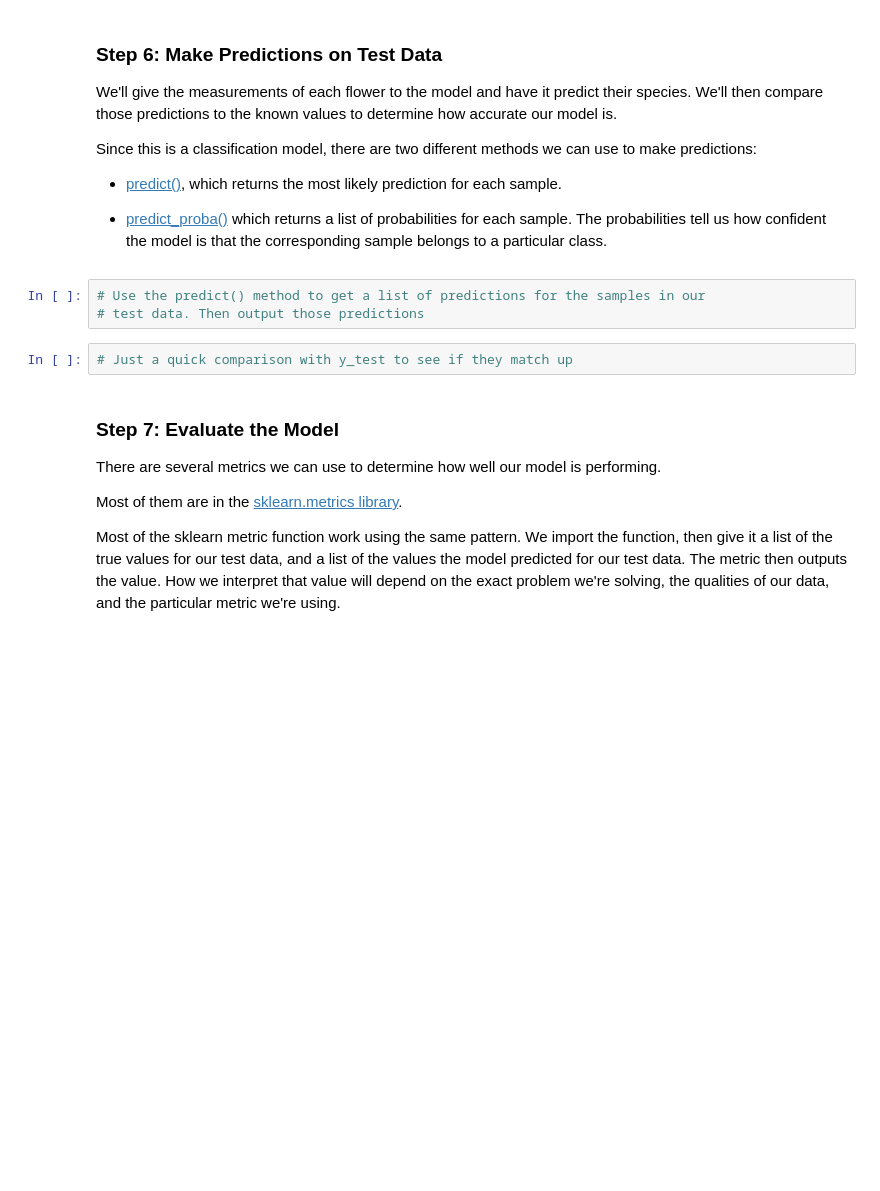
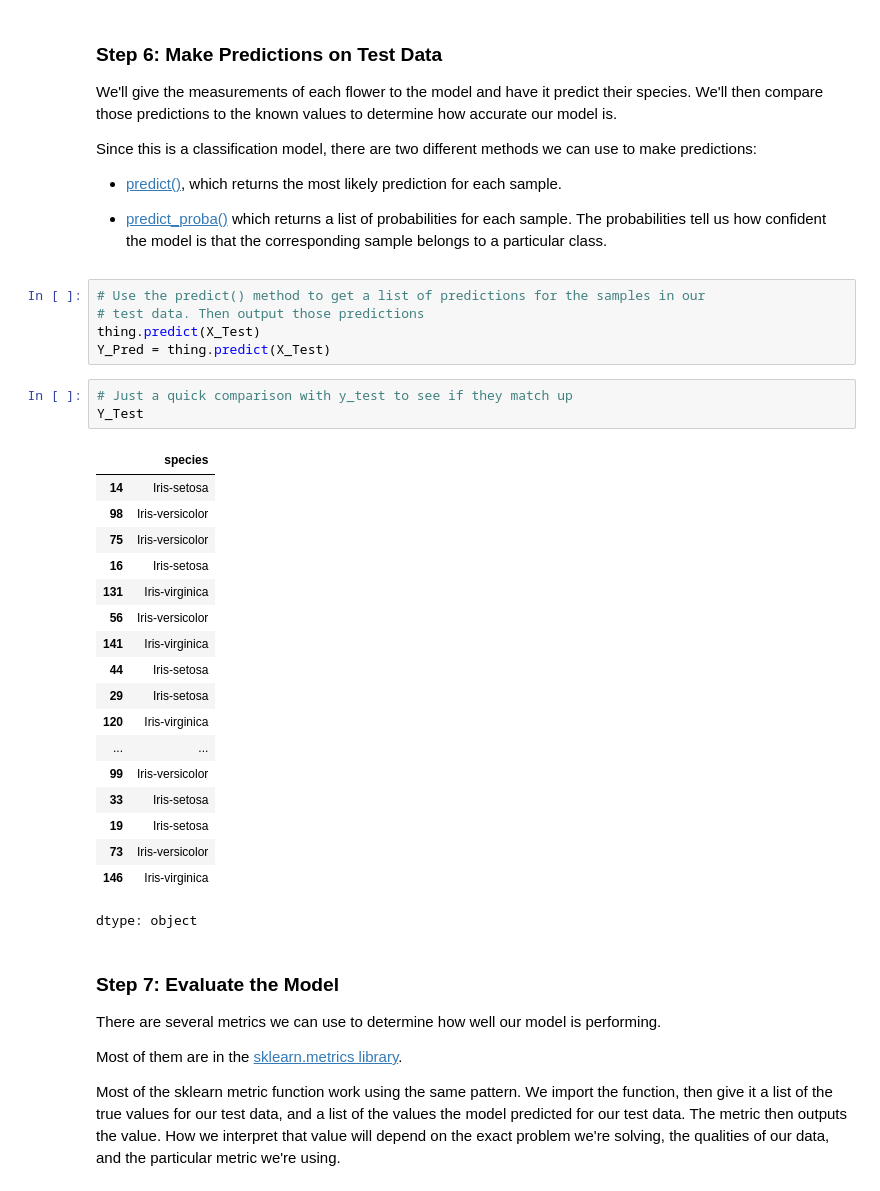
Before and after one commit to abitsma/machinelearningclass, a Jupyter notebook: notebooks/Exploration_04.ipynb, the cells around one changed output. Saved outputs shown, nothing was run; the diff lists cells and outputs as text; blank space fills up the shorter version.

```diff
--- a/notebooks/Exploration_04.ipynb
+++ b/notebooks/Exploration_04.ipynb
@@ -190,8 +248,30 @@ Since this is a classification model, there are two different methods we can use
 # %%
 # Use the predict() method to get a list of predictions for the samples in our
 # test data. Then output those predictions
+thing.predict(X_Test)
+Y_Pred = thing.predict(X_Test)
 # %%
 # Just a quick comparison with y_test to see if they match up
+Y_Test
+# %% [output]
+|  | species |
+| 14 | Iris-setosa |
+| 98 | Iris-versicolor |
+| 75 | Iris-versicolor |
+| 16 | Iris-setosa |
+| 131 | Iris-virginica |
+| 56 | Iris-versicolor |
+| 141 | Iris-virginica |
+| 44 | Iris-setosa |
+| 29 | Iris-setosa |
+| 120 | Iris-virginica |
+| ... | ... |
+| 99 | Iris-versicolor |
+| 33 | Iris-setosa |
+| 19 | Iris-setosa |
+| 73 | Iris-versicolor |
+| 146 | Iris-virginica |
+dtype: object
 # %% [markdown]
 ### Step 7: Evaluate the Model
 
```
Also changed, not shown: parts of 13 cells of this notebook.
